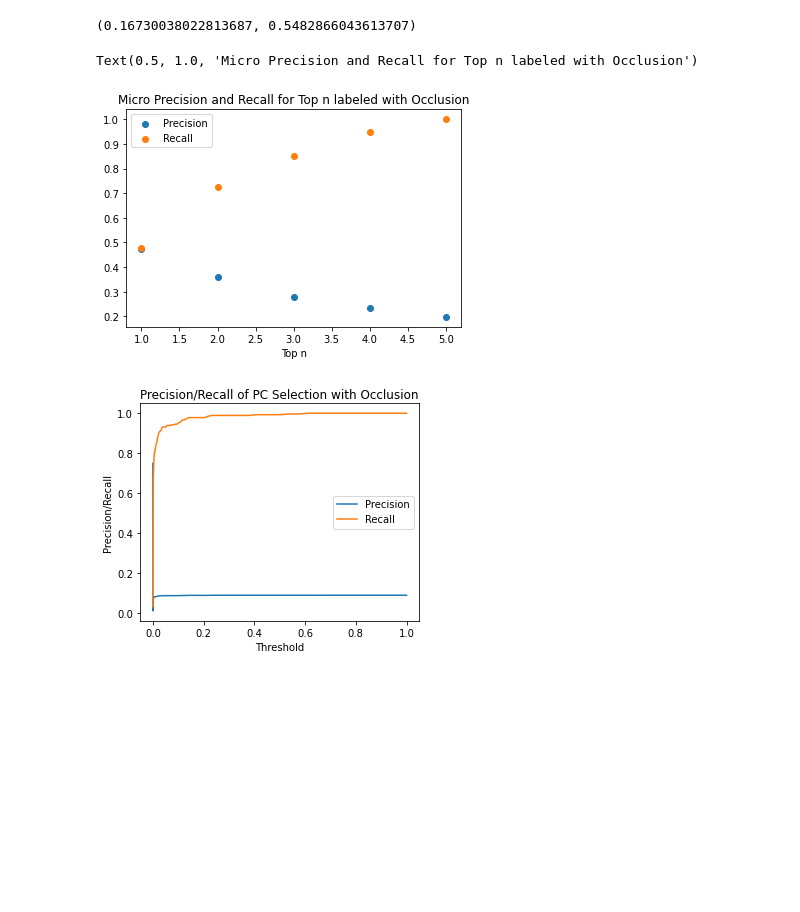
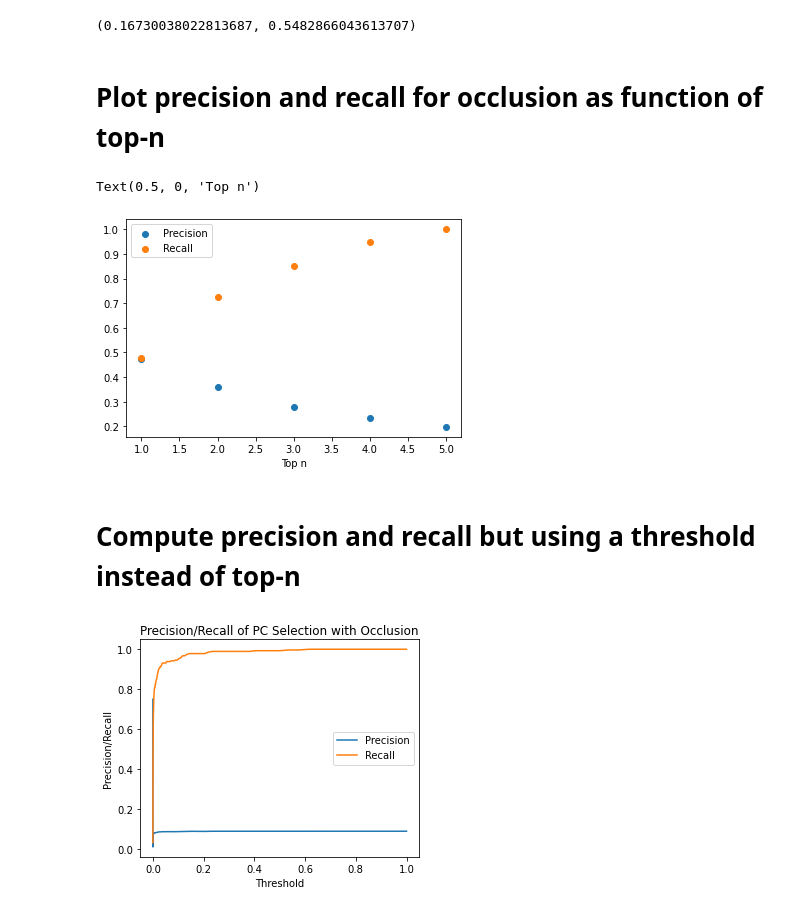
Before and after one commit to nasa/ExoMiner, a Jupyter notebook: explainability/post_processing/occlusion_analysis.ipynb, the cells around one changed output. Cells and saved outputs as stored; diff of their text form; code cells hidden in the pictures; blank space fills up the shorter version.

```diff
--- a/explainability/post_processing/Occlusion Precision.ipynb
+++ b/explainability/post_processing/occlusion_analysis.ipynb
@@ -13,3 +28,4 @@ test=pd.read_csv('/nobackup/khauskne/kdd/occlusion_data/test_occlusion.csv')
 # %%
 # Loading Robovetter Minor Flags
-robo_flags=pd.read_csv('/nobackup/khauskne/kdd/robovetter_flags_all_DR25.csv')
+# robo_flags=pd.read_csv('/nobackup/khauskne/kdd/robovetter_flags_all_DR25.csv')
+robo_flags = pd.read_csv('/Users/msaragoc/Library/CloudStorage/OneDrive-NASA/Projects/exoplanet_transit_classification/interns/kaylie_explainability/kdd/robovetter_flags_all_DR25.csv')
@@ -16,3 +41,3 @@ robo_flags=pd.read_csv('/nobackup/khauskne/kdd/robovetter_flags_all_DR25.csv')
 # %%
 # Merging Robovetter Flags with test set occlusion results
-test_csv=pd.merge(test, robo_flags, on=['target_id', 'tce_plnt_num'])
+test_csv=pd.merge(test, robo_flags, on=['target_id', 'tce_plnt_num'], validate='one_to_one', how='left')
@@ -67,0 +148,33 @@ top_n(robo_array, occlusion_array, 1, 'micro')
+# %%
+def top_n(robo_array, occlusion_array, n, average_type='weighted'):
+    """ Compute multi-label precision and recall by comparing flags for each branch based on Robovetter flags and the scores produced by the occlusion experiment. For a given `n` value, branches are sorted based on the scores and the top-n is considered to be flagged. These flags are then compared with the ground truth (i.e., the flags based on Robovetter).
+
+    Args:
+        robo_array: NumPy array, branch flags based on Robovetter major and minor flags [n_examples x n_flags]
+        occlusion_array: NumPy array, score difference for each branch from the occlusion test [n_examples x n_flags]
+        n: int, top branches to consider as flagged due to occlusion
+        average_type: str, type of averaging done for precision and recall
+
+    Returns:
+        Numpy arrays for precision and recall values
+    """
+
+    robo, occlusion=post_process_flags(robo_array, occlusion_array)
+
+    for index in range(len(occlusion)):
+
+        tce=occlusion[index]
+
+        # pick the indices of the top n branch occlusion tests
+        max_contrib=np.argsort(tce)[-1*n:]
+        #print(max_contrib)
+
+        # set all branch occlusion tests to zero except the ones in the top n
+        occlusion[index]=np.zeros([5])
+        occlusion[index][max_contrib]=1
+        #print(occlusion[index])
+
+    weighted_prec=precision_score(robo, occlusion, average=average_type, zero_division=0)
+    weighted_rec=recall_score(robo,occlusion, average=average_type, zero_division=0)
+
+    return weighted_prec, weighted_rec
@@ -293,6 +504,8 @@ per_class_prec_rec_top_n(robo_array, occlusion_array, 3, 3)
 per_class_prec_rec_top_n(robo_array, occlusion_array, 3, 4)
 # %% [output]
 (0.16730038022813687, 0.5482866043613707)
+# %% [markdown]
+# Plot precision and recall for occlusion as function of top-n
 # %%
 prec_vals=[]
 rec_vals=[]
@@ -303,9 +516,12 @@ for n in range(1,6):
 # %%
 plt.scatter(np.arange(1,6), prec_vals, label='Precision')
 plt.scatter(np.arange(1,6), rec_vals, label='Recall')
 plt.legend()
 plt.xlabel('Top n')
-plt.title('Micro Precision and Recall for Top n labeled with Occlusion')
+# plt.ylabel('')
+# plt.title('Micro Precision and Recall for Top n labeled with Occlusion')
 # %% [output]
-Text(0.5, 1.0, 'Micro Precision and Recall for Top n labeled with Occlusion')
+Text(0.5, 0, 'Top n')
-[figure, old version]
+[figure, new version]
+# %% [markdown]
+# Compute precision and recall but using a threshold instead of top-n
```
Also changed, not shown: parts of 44 cells of this notebook, 34 other files.
